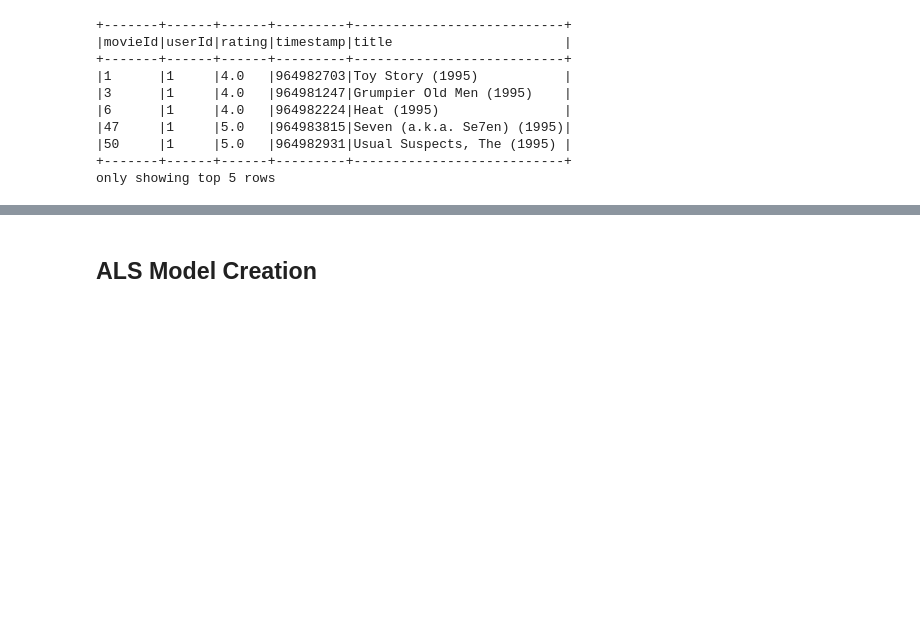
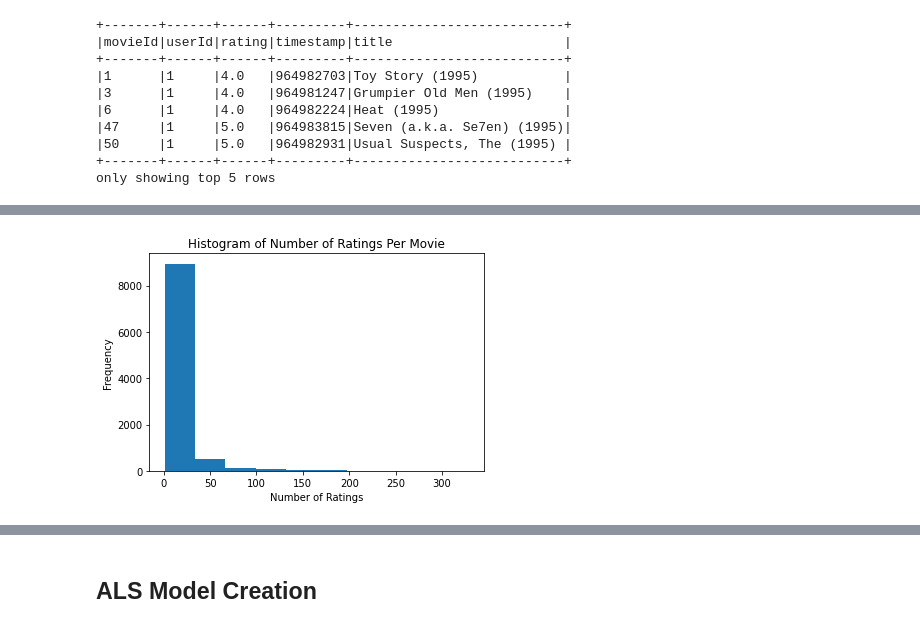
Before and after one commit to zachcarlson/MovieRecommender, a Jupyter notebook: MovieRecommender.ipynb, the cells around one changed output, grey strips where cells are left out. Cells and saved outputs as stored; diff of their text form; code cells hidden in the pictures; blank space fills up the shorter version.

Commit message:
Update MovieRecommender.ipynb
added histogram, some eda

```diff
--- a/MovieRecommender.ipynb
+++ b/MovieRecommender.ipynb
@@ -166,4 +195,4 @@ Finally, we'll reorganize the columns for ALS and remove `timestamp`:
 # %%
-movie_ratings = movie_ratings.select("title", "movieId", "userId", "rating")
+movie_ratings = movie_ratings.select("title", "movieId", "userId", "rating", "timestamp")
 movie_ratings.show(5, truncate=False)
 # %% [output]
@@ -179,0 +269,3 @@ only showing top 5 rows
+# %%
+pandas_movie_ratings = movie_ratings.toPandas()
+pandas_movie_ratings.head()
@@ -179,0 +279,3 @@ only showing top 5 rows
+# %%
+movie_titles = titles.toPandas()
+movie_titles.head()
@@ -179,0 +289,16 @@ only showing top 5 rows
+# %%
+#get copy of pandas df
+pandas_movie = pandas_movie_ratings.copy()
+
+#count num ratings in each movie, get only movie and userid columns
+pandas_movie_ind = pandas_movie.groupby("movieId", as_index=False).count()[["movieId", "userId"]]
+
+#merge tables to get titles (groupby deletes title index values)
+pandas_movie_counts = movie_titles.merge(pandas_movie_ind, on="movieId")
+
+#set index to titles for plotting
+pandas_movie_counts = pandas_movie_counts.set_index("title")
+
+#rename columns for readability
+pandas_movie_counts = pandas_movie_counts.rename(columns={"userId": "num_ratings"})
+pandas_movie_counts.head()
@@ -179,0 +313,14 @@ only showing top 5 rows
+# %%
+import matplotlib.pyplot as plt
+
+fig, ax = plt.subplots()
+
+ax.hist(pandas_movie_counts.num_ratings)
+
+#customize appearance
+ax.set_title("Histogram of Number of Ratings Per Movie")
+ax.set_xlabel("Number of Ratings")
+ax.set_ylabel("Frequency")
+plt.show()
+# %% [output]
+[figure, added]
```
Also changed, not shown: parts of 25 cells of this notebook.
